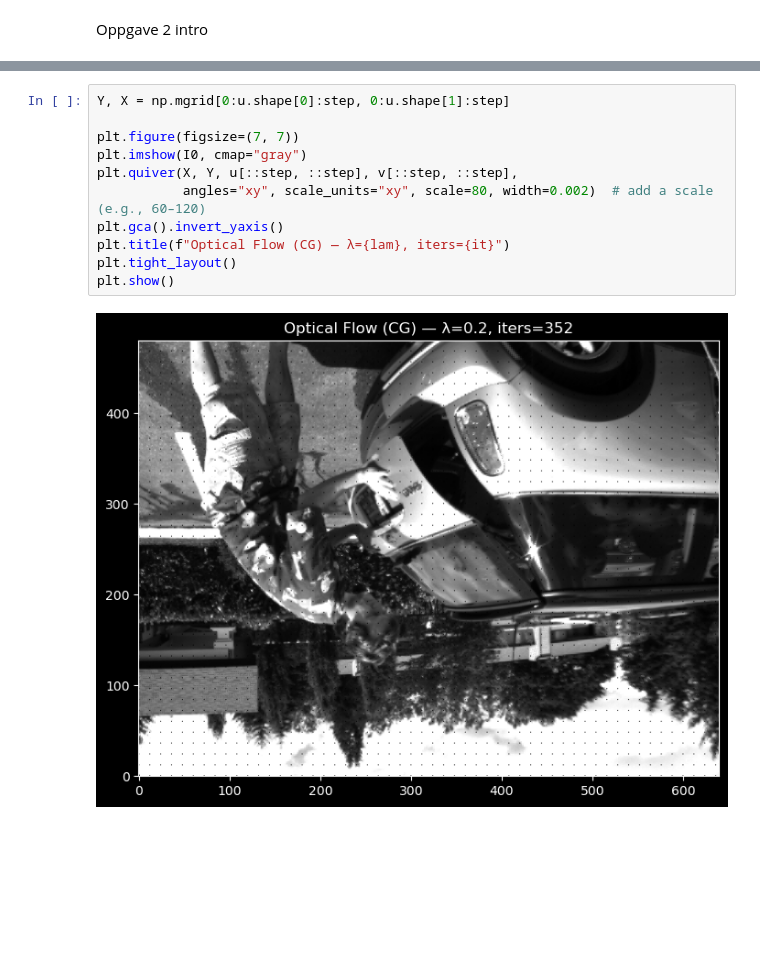
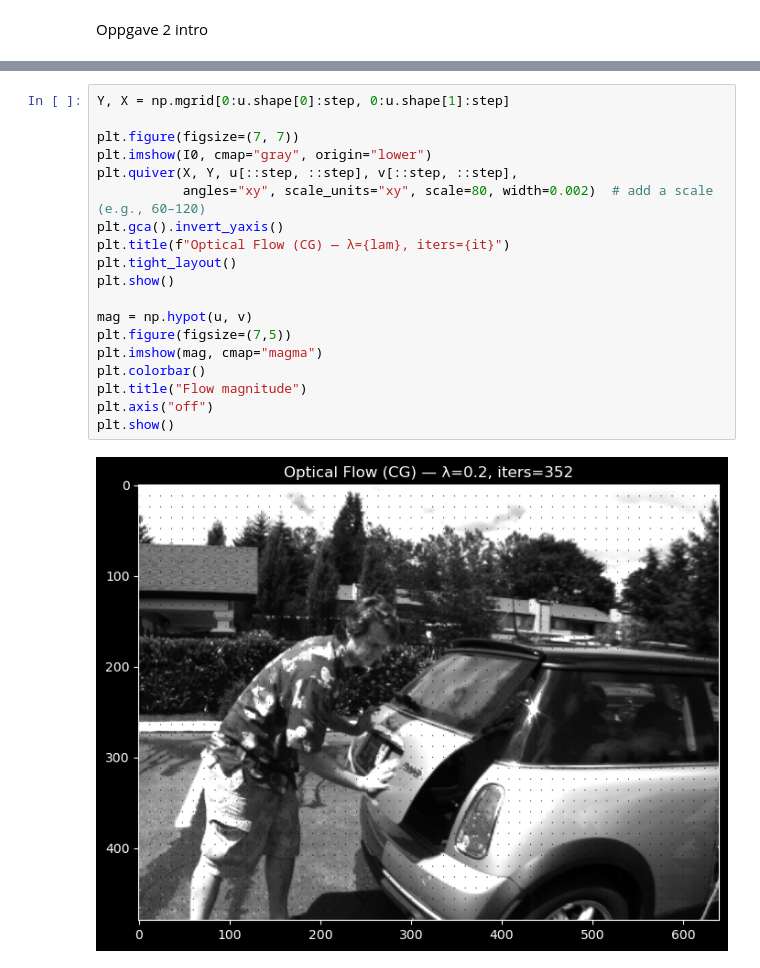
Before and after one commit to tlhaugen/TMA4205-Estimation-of-Optical-Flow, a Jupyter notebook: main.ipynb, the cells around one changed output, grey strips where cells are left out. Saved outputs shown, nothing was run; the diff lists cells and outputs as text; blank space fills up the shorter version.

```diff
--- a/main.ipynb
+++ b/main.ipynb
@@ -89,13 +58,21 @@ Done: iterations=352, final rel_res^2=9.952e-09
 # %%
 Y, X = np.mgrid[0:u.shape[0]:step, 0:u.shape[1]:step]
 
 plt.figure(figsize=(7, 7))
-plt.imshow(I0, cmap="gray")
+plt.imshow(I0, cmap="gray", origin="lower")
 plt.quiver(X, Y, u[::step, ::step], v[::step, ::step],
            angles="xy", scale_units="xy", scale=80, width=0.002)  # add a scale (e.g., 60–120)
 plt.gca().invert_yaxis()
 plt.title(f"Optical Flow (CG) — λ={lam}, iters={it}")
 plt.tight_layout()
 plt.show()
+
+mag = np.hypot(u, v)
+plt.figure(figsize=(7,5))
+plt.imshow(mag, cmap="magma")
+plt.colorbar()
+plt.title("Flow magnitude")
+plt.axis("off")
+plt.show()
 # %% [output]
-[figure, old version]
+[figure, new version]
```
Also changed, not shown: parts of 2 cells of this notebook.
